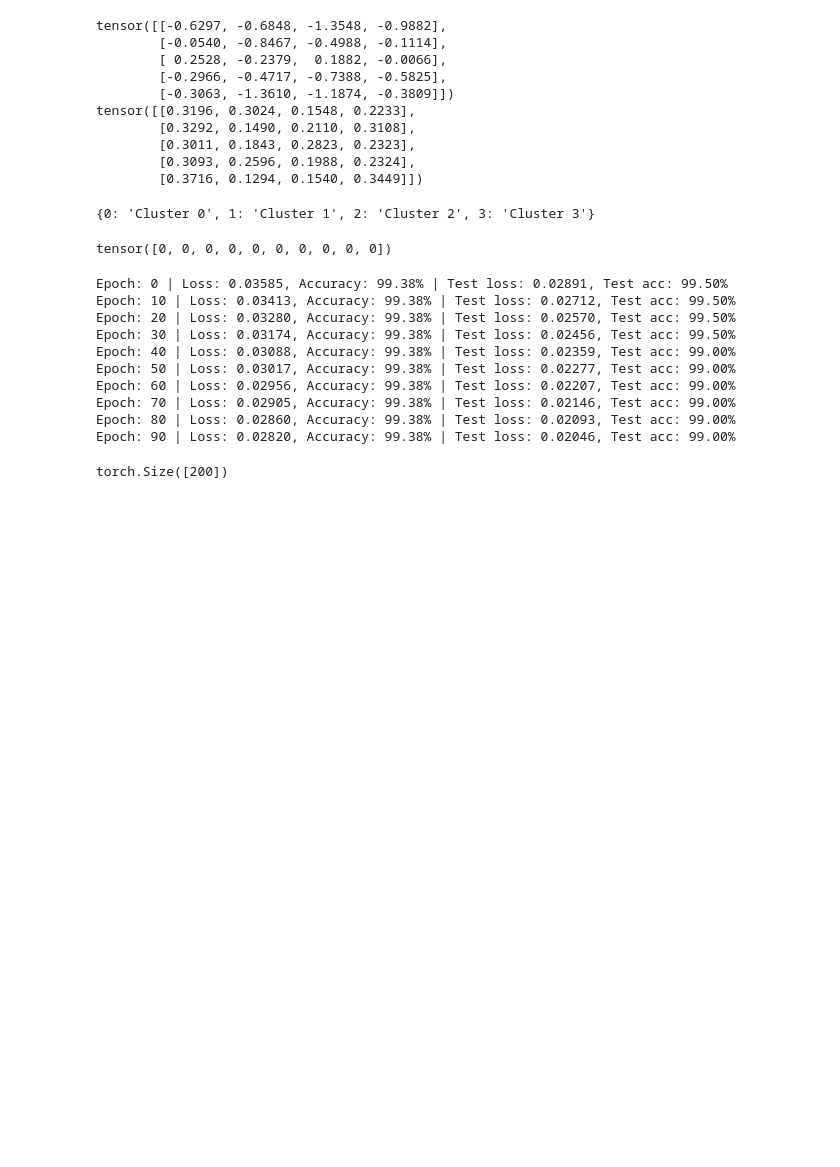
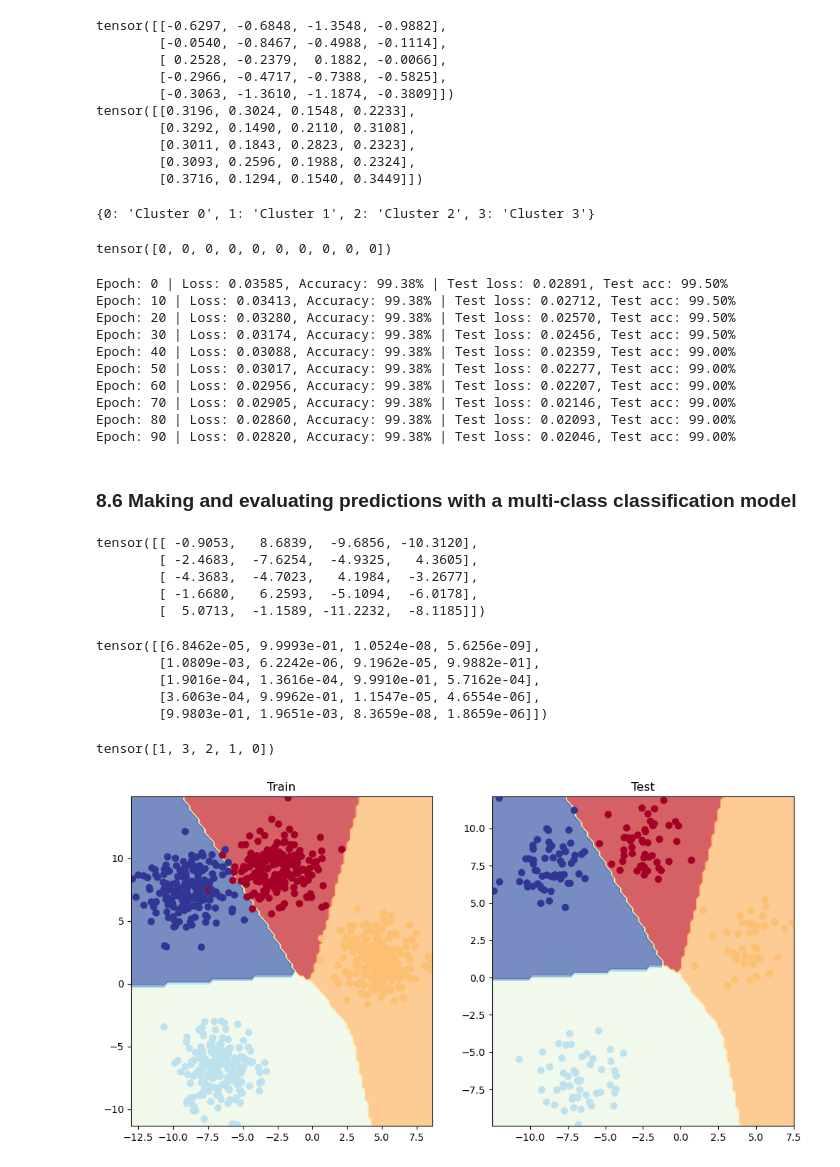
Before and after one commit to JoachimLombardi/Portfolio, a Jupyter notebook: Deep Learning/PyTorch/Classification/Introduction/02_neural_network_classification_with_pytorch_video.ipynb, the cells around one changed output. Saved outputs shown, nothing was run; the diff lists cells and outputs as text; code cells hidden in the pictures; blank space fills up the shorter version.

Commit message:
Classification exercices

```diff
--- a/Deep Learning/PyTorch/02_neural_network_classification_with_pytorch_video.ipynb
+++ b/Deep Learning/PyTorch/Classification/Introduction/02_neural_network_classification_with_pytorch_video.ipynb
@@ -743,34 +743,42 @@ NUM_FEATURES = 2
 RANDOM_SEED = 42
 
 # 1. Create multi-class data
-X_blobs, y_blobs = make_blobs(n_samples=1000,
+X_Blobs, y_Blobs = make_blobs(n_samples=1000,
                               n_features=NUM_FEATURES, # input features
                               centers=NUM_CLASSES, # output classes
                               cluster_std=1.5, # give the clusters a little shake up
                               random_state=RANDOM_SEED)
 
-X_blobs_fig = torch.from_numpy(X_blobs).type(torch.float)
-y_blobs_fig = torch.from_numpy(y_blobs).type(torch.float)
 
-# 2. Turn data into tensors
-X_blobs = torch.from_numpy(X_blobs).type(torch.LongTensor)
-y_blobs = torch.from_numpy(y_blobs).type(torch.LongTensor)
+# 2. Turn data into float tensors
+X_blobs = torch.from_numpy(X_Blobs).type(torch.float)
+y_blobs = torch.from_numpy(y_Blobs).type(torch.float)
 
-# 3. Split into train and test sets
+# 2.1. Turn data into long tensors
+X_blobs_long = torch.from_numpy(X_Blobs).type(torch.LongTensor)
+y_blobs_long = torch.from_numpy(y_Blobs).type(torch.LongTensor)
+
+# 3. Split float tensors into train and test sets
 X_blobs_train, X_blobs_test, y_blobs_train, y_blobs_test = train_test_split(X_blobs,
                                                                             y_blobs,
                                                                             test_size=0.2,
                                                                             random_state=RANDOM_SEED)
 
+# 3.1. Split long tensors into train and test sets
+X_blobs_train_long, X_blobs_test_long, y_blobs_train_long, y_blobs_test_long = train_test_split(X_blobs_long,
+                                                                                                y_blobs_long,
+                                                                                                test_size=0.2,
+                                                                                                random_state=RANDOM_SEED)
+
 # 4. Plot data (visualize, visualize, visualize)
 plt.figure(figsize=(10, 7))
-plt.scatter(X_blobs_fig[:, 0], X_blobs_fig[:, 1], c=y_blobs_fig, cmap=plt.cm.rainbow);
+plt.scatter(X_blobs[:, 0], X_blobs[:, 1], c=y_blobs, cmap=plt.cm.rainbow);
 plt.xlabel('Axe X')
 plt.ylabel('Axe Y')
 plt.title('Clustering')
-cluster_names = {i:f"Cluster {i}" for i in range(y_blobs_fig.type(torch.int16).max() + 1)}
+cluster_names = {i:f"Cluster {i}" for i in range(y_blobs.type(torch.int16).max() + 1)}
 for cluster_id, cluster_name in cluster_names.items():
-    cluster_points = X_blobs_fig[y_blobs_fig == cluster_id]
+    cluster_points = X_blobs[y_blobs == cluster_id]
     cluster_center = cluster_points.mean(axis=0)
     plt.text(cluster_center[0], cluster_center[1], cluster_name, fontsize=12, ha="center", va="center")
 # %% [output]
@@ -897,7 +905,44 @@ Epoch: 60 | Loss: 0.02956, Accuracy: 99.38% | Test loss: 0.02207, Test acc: 99.0
 Epoch: 70 | Loss: 0.02905, Accuracy: 99.38% | Test loss: 0.02146, Test acc: 99.00%
 Epoch: 80 | Loss: 0.02860, Accuracy: 99.38% | Test loss: 0.02093, Test acc: 99.00%
 Epoch: 90 | Loss: 0.02820, Accuracy: 99.38% | Test loss: 0.02046, Test acc: 99.00%
-# %%
-y_blobs_test.shape
-# %% [output]
-torch.Size([200])
+# %% [markdown]
+### 8.6 Making and evaluating predictions with a multi-class classification model
+# %%
+# Make predictions
+model_4.eval()
+with torch.inference_mode():
+    y_logits = model_4(X_blobs_test)
+
+# View the 5 first predictions
+print(y_logits[:5])
+# %% [output]
+tensor([[ -0.9053,   8.6839,  -9.6856, -10.3120],
+        [ -2.4683,  -7.6254,  -4.9325,   4.3605],
+        [ -4.3683,  -4.7023,   4.1984,  -3.2677],
+        [ -1.6680,   6.2593,  -5.1094,  -6.0178],
+        [  5.0713,  -1.1589, -11.2232,  -8.1185]])
+# %%
+# Go from logits -> prediction probabilities
+y_pred_probs = torch.softmax(y_logits, dim=1)
+y_pred_probs[:5]
+# %% [output]
+tensor([[6.8462e-05, 9.9993e-01, 1.0524e-08, 5.6256e-09],
+        [1.0809e-03, 6.2242e-06, 9.1962e-05, 9.9882e-01],
+        [1.9016e-04, 1.3616e-04, 9.9910e-01, 5.7162e-04],
+        [3.6063e-04, 9.9962e-01, 1.1547e-05, 4.6554e-06],
+        [9.9803e-01, 1.9651e-03, 8.3659e-08, 1.8659e-06]])
+# %%
+# Go from prediction probabilities -> prediction labels
+y_preds = torch.argmax(y_pred_probs, dim=1)
+y_preds[:5]
+# %% [output]
+tensor([1, 3, 2, 1, 0])
+# %%
+# Plot decision boundaries
+plot_train_test_decision_boundary(model=model_4,
+                                  X_train=X_blobs_train,
+                                  y_train=y_blobs_train,
+                                  X_test=X_blobs_test,
+                                  y_test=y_blobs_test)
+# %% [output]
+[figure, added]
```
Also changed, not shown: parts of 12 cells of this notebook, 3 other files.
